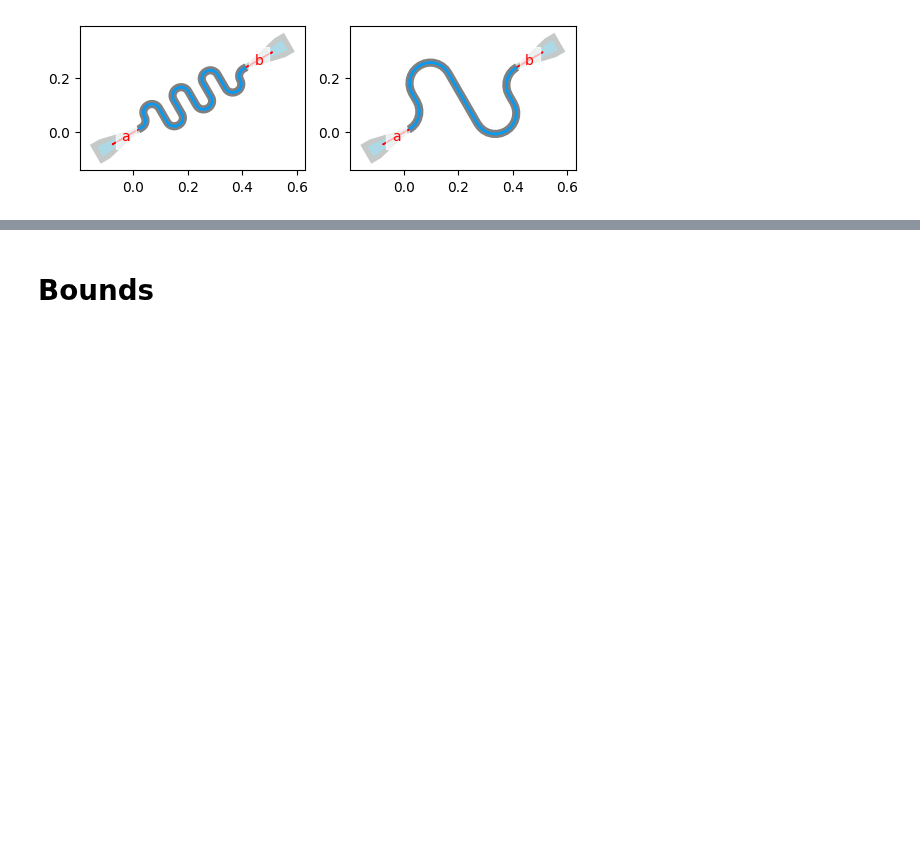
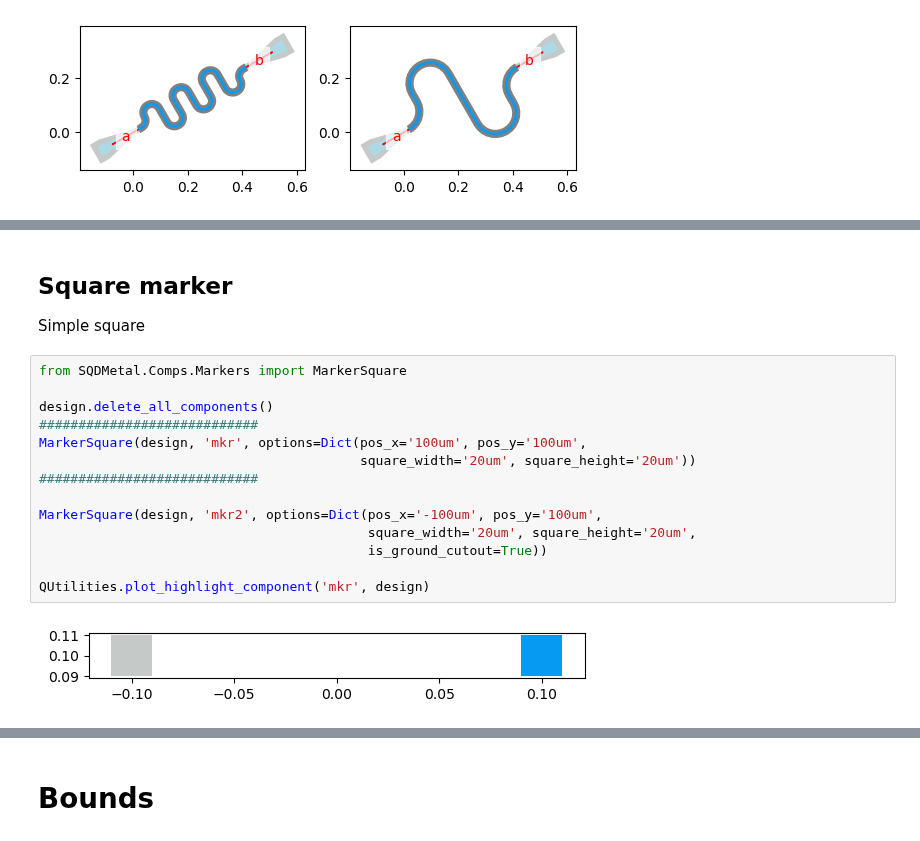
Before and after one commit to sqdlab/SQDMetal, a Jupyter notebook: docs/User/Comps_All.ipynb, the cells around one changed output, grey strips where cells are left out. Cells and saved outputs as stored; diff of their text form; blank space fills up the shorter version.

```diff
--- a/docs/User/Comps_All.ipynb
+++ b/docs/User/Comps_All.ipynb
@@ -535,0 +589,20 @@ Expected Length: 1mm, Actual Length: 0.9999925525931893mm
+# %% [markdown]
+## Square marker <a class="anchor" id="markers-square"></a>
+
+Simple square
+# %%
+from SQDMetal.Comps.Markers import MarkerSquare
+
+design.delete_all_components()
+############################
+MarkerSquare(design, 'mkr', options=Dict(pos_x='100um', pos_y='100um',
+                                         square_width='20um', square_height='20um'))
+############################
+
+MarkerSquare(design, 'mkr2', options=Dict(pos_x='-100um', pos_y='100um',
+                                          square_width='20um', square_height='20um',
+                                          is_ground_cutout=True))
+
+QUtilities.plot_highlight_component('mkr', design)
+# %% [output]
+[figure, added]
```
Also changed, not shown: parts of 54 cells of this notebook, 4 other files.
